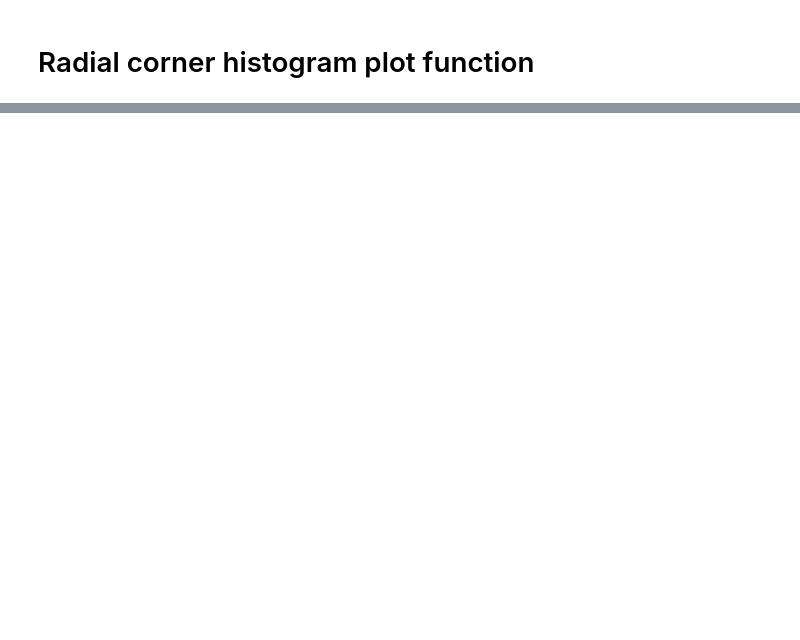
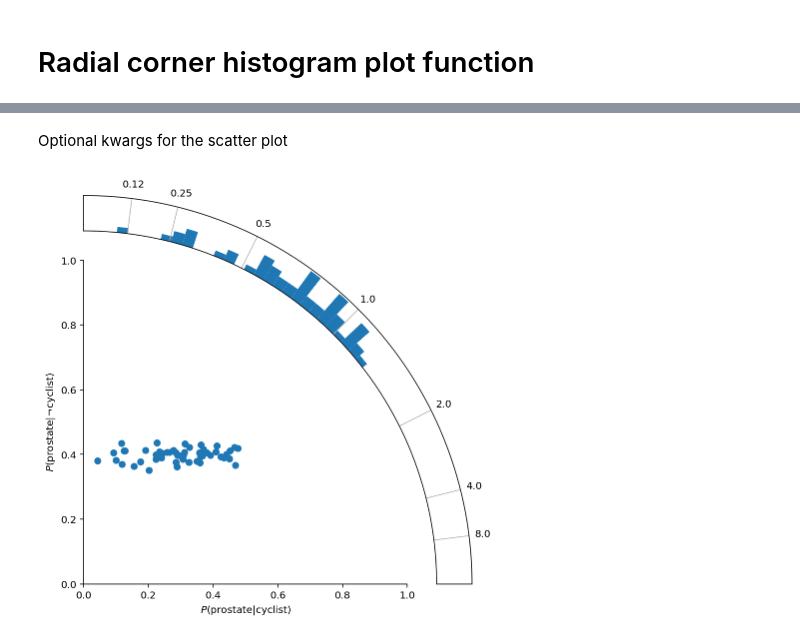
Before and after one commit to drbenvincent/misc, a Jupyter notebook: plotting/radial corner histogram plot.ipynb, the cells around one changed output, grey strips where cells are left out. Cells and saved outputs as stored; diff of their text form; code cells hidden in the pictures; blank space fills up the shorter version.

```diff
--- a/plotting/radial corner histogram plot.ipynb
+++ b/plotting/radial corner histogram plot.ipynb
@@ -79,0 +91,11 @@ fig, ax = radial_corner_plot(x, y)
+# %% [markdown]
+Optional kwargs for the scatter plot
+# %%
+scatter_kwargs= {"xlim": [0, 1],
+                 "ylim": [0, 1],
+                 "xlabel": r"$P(\mathrm{prostate}|\mathrm{cyclist})$",
+                 "ylabel": r"$P(\mathrm{prostate}| \neg \mathrm{cyclist})$"}
+
+fig, ax = radial_corner_plot(x, y, scatter_kwargs=scatter_kwargs)
+# %% [output]
+[figure, added]
```
Also changed, not shown: parts of 7 cells of this notebook.
